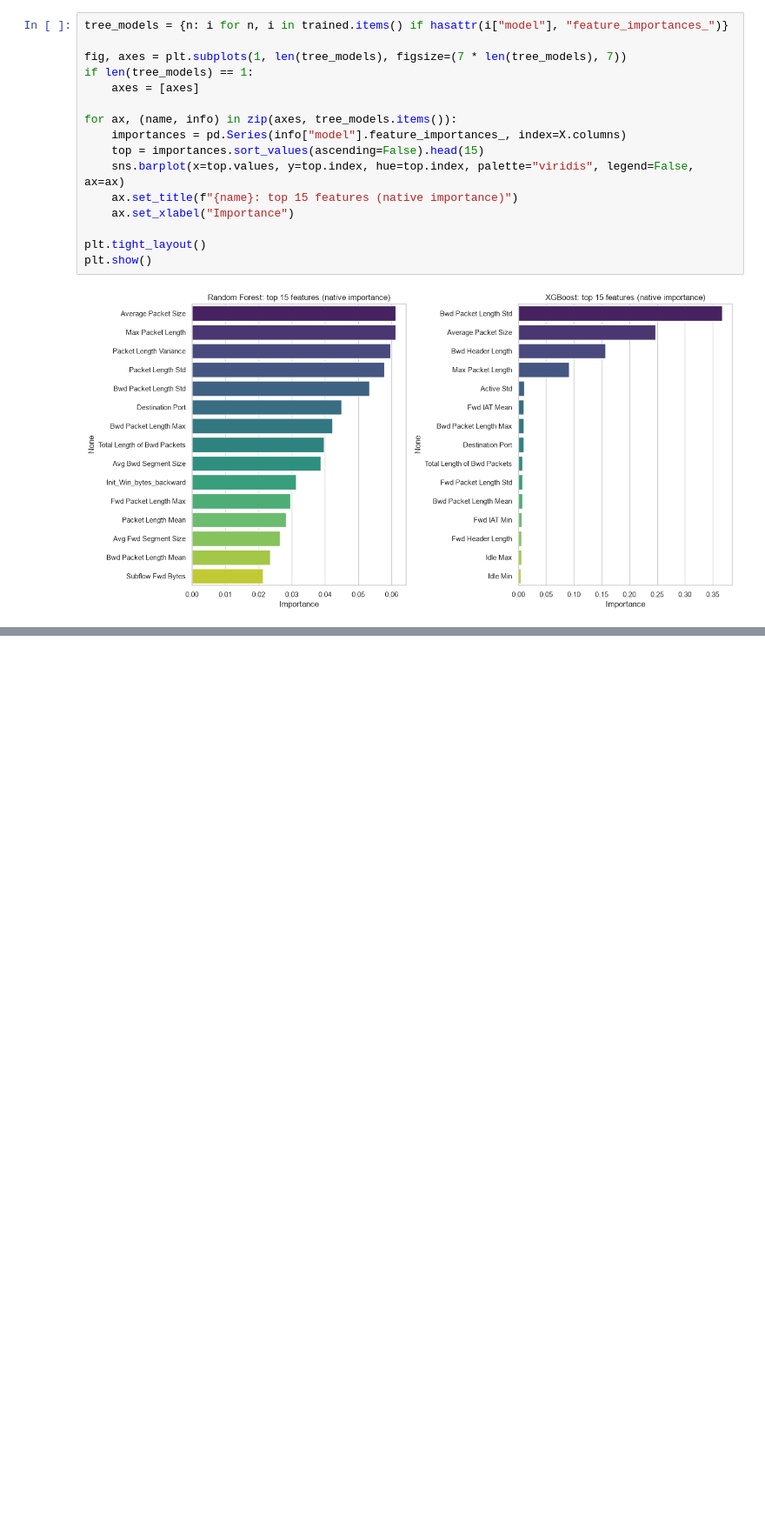
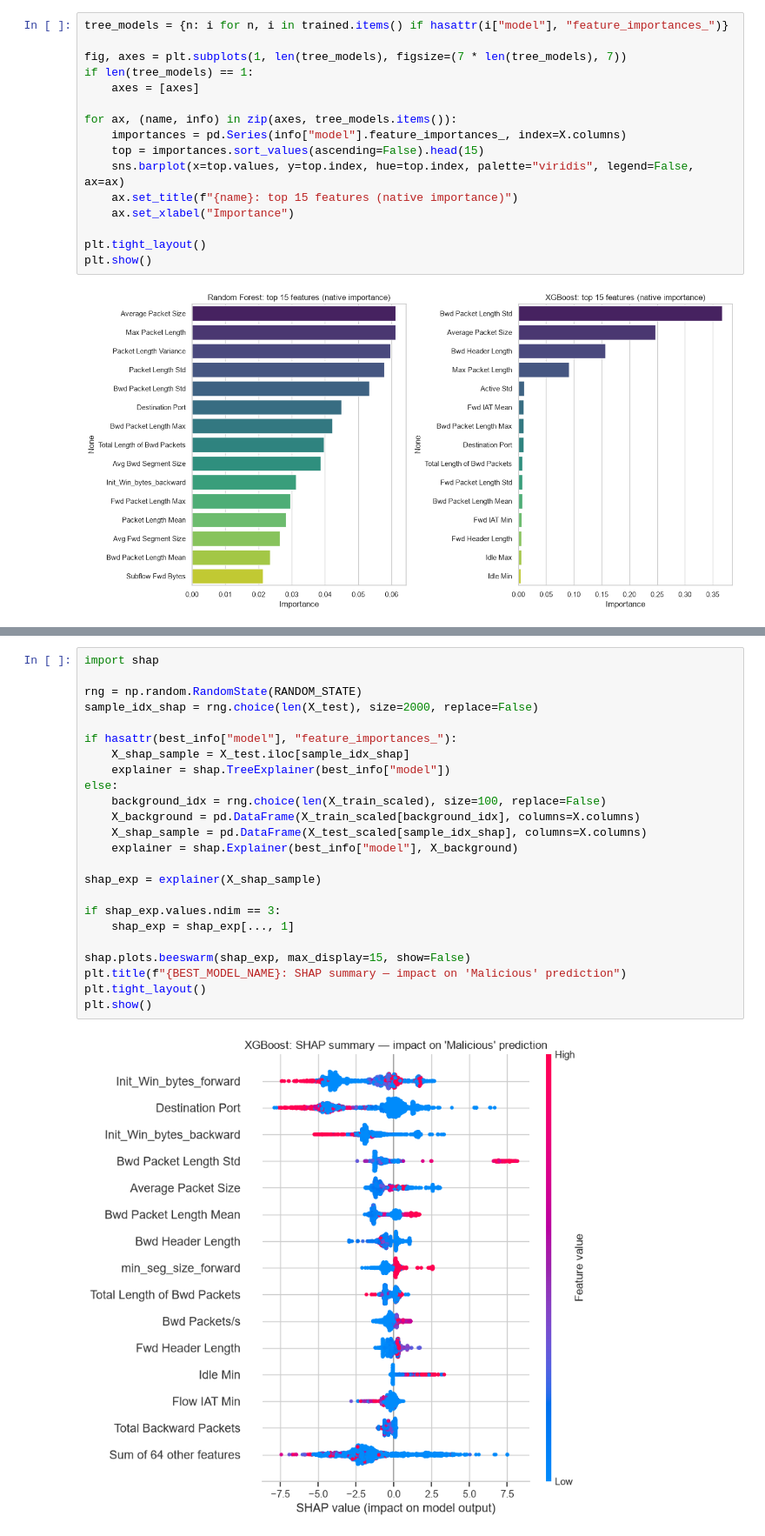
Before and after one commit to ArmenskiDev/NetworkIntrusionDetection, a Jupyter notebook: notebooks/intrusion_detection_model.ipynb, the cells around one changed output, grey strips where cells are left out. Shown at 87% size. Saved outputs shown, nothing was run; the diff lists cells and outputs as text; blank space fills up the shorter version.

```diff
--- a/notebooks/intrusion_detection_model.ipynb
+++ b/notebooks/intrusion_detection_model.ipynb
@@ -445,0 +421,26 @@ The last step saves the best model, its feature order, and the scaler so it can
+# %%
+import shap
+
+rng = np.random.RandomState(RANDOM_STATE)
+sample_idx_shap = rng.choice(len(X_test), size=2000, replace=False)
+
+if hasattr(best_info["model"], "feature_importances_"):
+    X_shap_sample = X_test.iloc[sample_idx_shap]
+    explainer = shap.TreeExplainer(best_info["model"])
+else:
+    background_idx = rng.choice(len(X_train_scaled), size=100, replace=False)
+    X_background = pd.DataFrame(X_train_scaled[background_idx], columns=X.columns)
+    X_shap_sample = pd.DataFrame(X_test_scaled[sample_idx_shap], columns=X.columns)
+    explainer = shap.Explainer(best_info["model"], X_background)
+
+shap_exp = explainer(X_shap_sample)
+
+if shap_exp.values.ndim == 3:
+    shap_exp = shap_exp[..., 1]
+
+shap.plots.beeswarm(shap_exp, max_display=15, show=False)
+plt.title(f"{BEST_MODEL_NAME}: SHAP summary — impact on 'Malicious' prediction")
+plt.tight_layout()
+plt.show()
+# %% [output]
+[figure, added]
```
Also changed, not shown: parts of 49 cells of this notebook, 1 other file.
